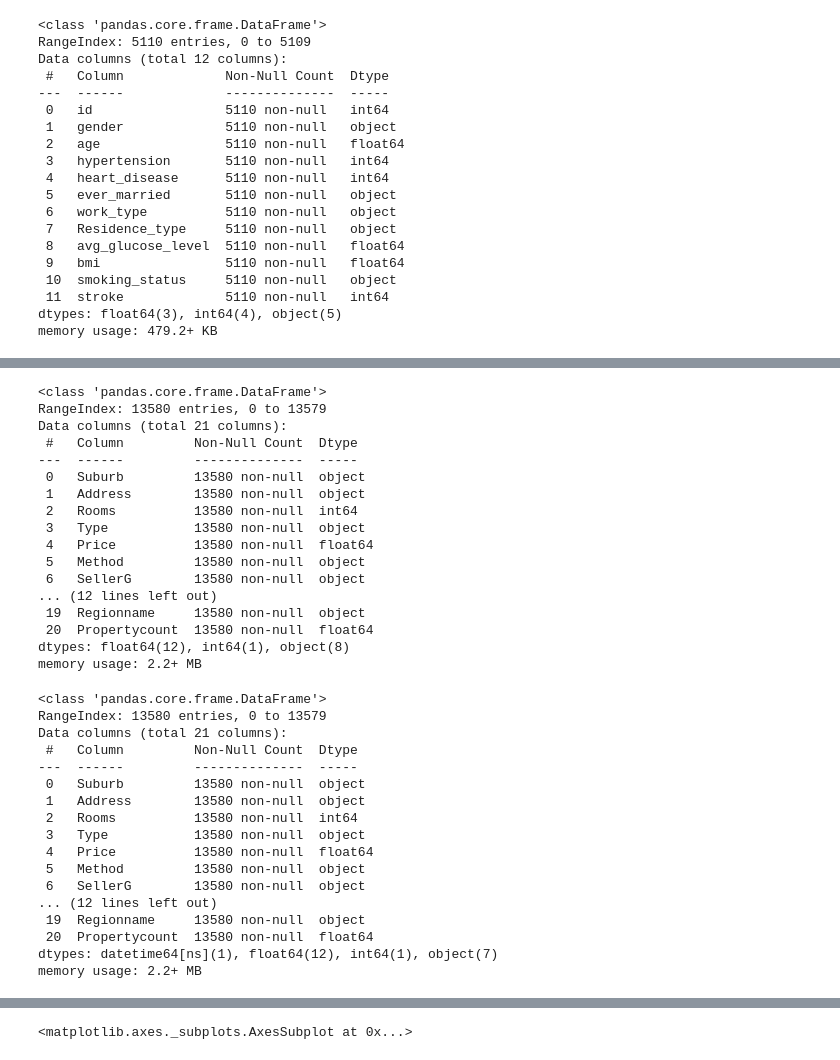
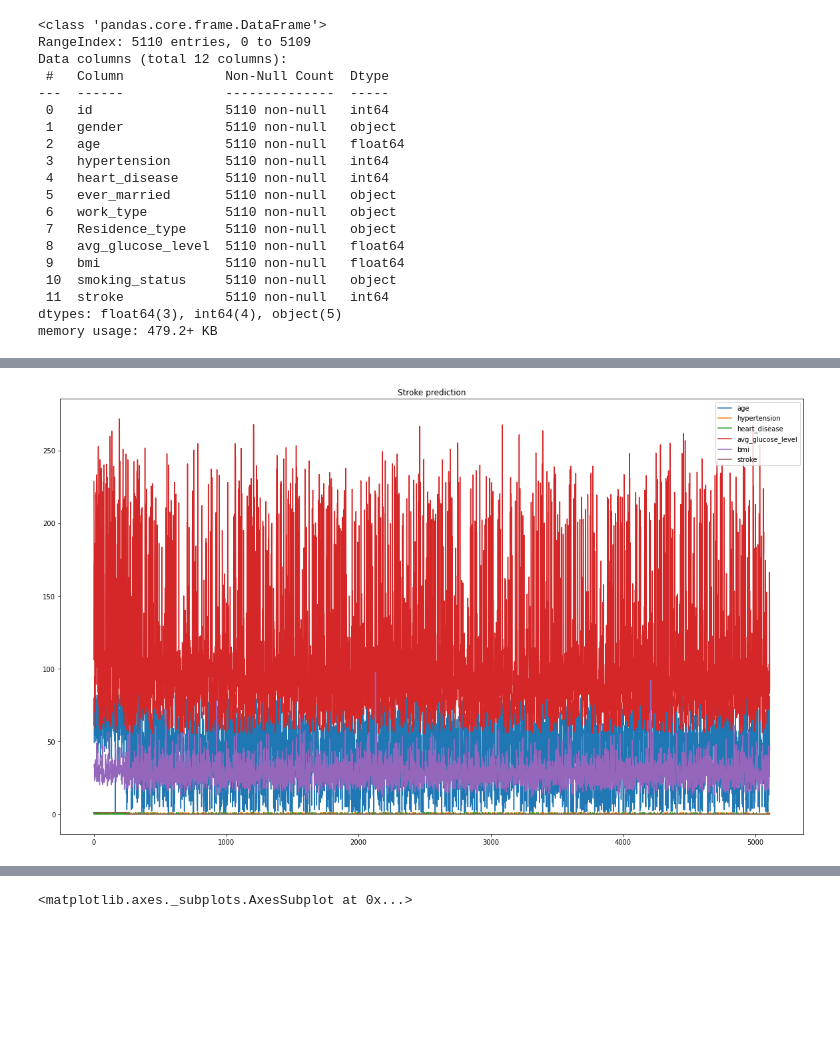
Before and after one commit to viviansharp/python_exercise, a Jupyter notebook: stroke_prediction.ipynb, the cells around one changed output, grey strips where cells are left out. Drawn from its saved outputs; the diff is of its cells as text; code cells hidden in the pictures; blank space fills up the shorter version.

```diff
--- a/stroke_prediction.ipynb
+++ b/stroke_prediction.ipynb
@@ -136,43 +149,6 @@ df3
-# %%
-df3.info(
-
-)
-# %% [output]
-<class 'pandas.core.frame.DataFrame'>
-RangeIndex: 13580 entries, 0 to 13579
-Data columns (total 21 columns):
- #   Column         Non-Null Count  Dtype
----  ------         --------------  -----
- 0   Suburb         13580 non-null  object
- 1   Address        13580 non-null  object
- 2   Rooms          13580 non-null  int64
- 3   Type           13580 non-null  object
- 4   Price          13580 non-null  float64
- 5   Method         13580 non-null  object
- 6   SellerG        13580 non-null  object
-... (12 lines left out)
- 19  Regionname     13580 non-null  object
- 20  Propertycount  13580 non-null  float64
-dtypes: float64(12), int64(1), object(8)
-memory usage: 2.2+ MB
-# %%
-df3['Date'] = pd.to_datetime(df3['Date'])
-df3.info()
-# %% [output]
-<class 'pandas.core.frame.DataFrame'>
-RangeIndex: 13580 entries, 0 to 13579
-Data columns (total 21 columns):
- #   Column         Non-Null Count  Dtype
----  ------         --------------  -----
- 0   Suburb         13580 non-null  object
- 1   Address        13580 non-null  object
- 2   Rooms          13580 non-null  int64
- 3   Type           13580 non-null  object
- 4   Price          13580 non-null  float64
- 5   Method         13580 non-null  object
- 6   SellerG        13580 non-null  object
-... (12 lines left out)
- 19  Regionname     13580 non-null  object
- 20  Propertycount  13580 non-null  float64
-dtypes: datetime64[ns](1), float64(12), int64(1), object(7)
-memory usage: 2.2+ MB
+# %%
+df.plot(figsize=(20,12))
+plt.title("Stroke prediction")
+plt.show()
+# %% [output]
+[figure, added]
```
Also changed, not shown: parts of 11 cells of this notebook.
